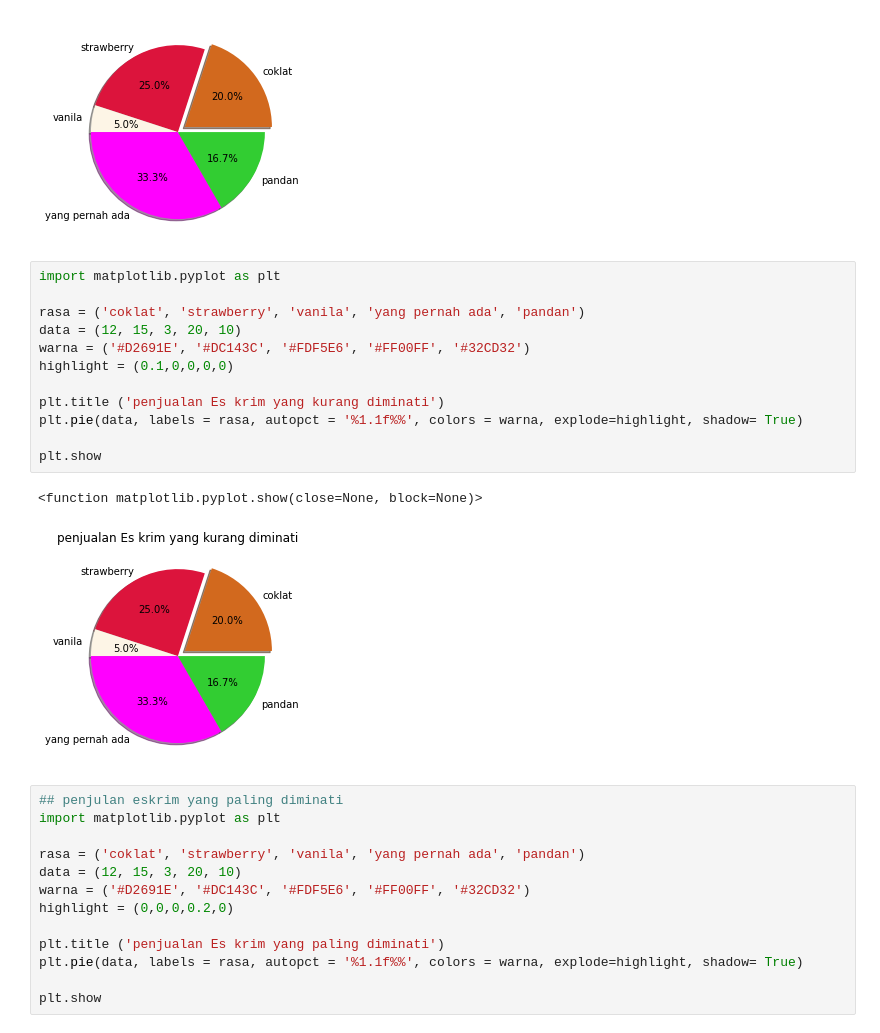
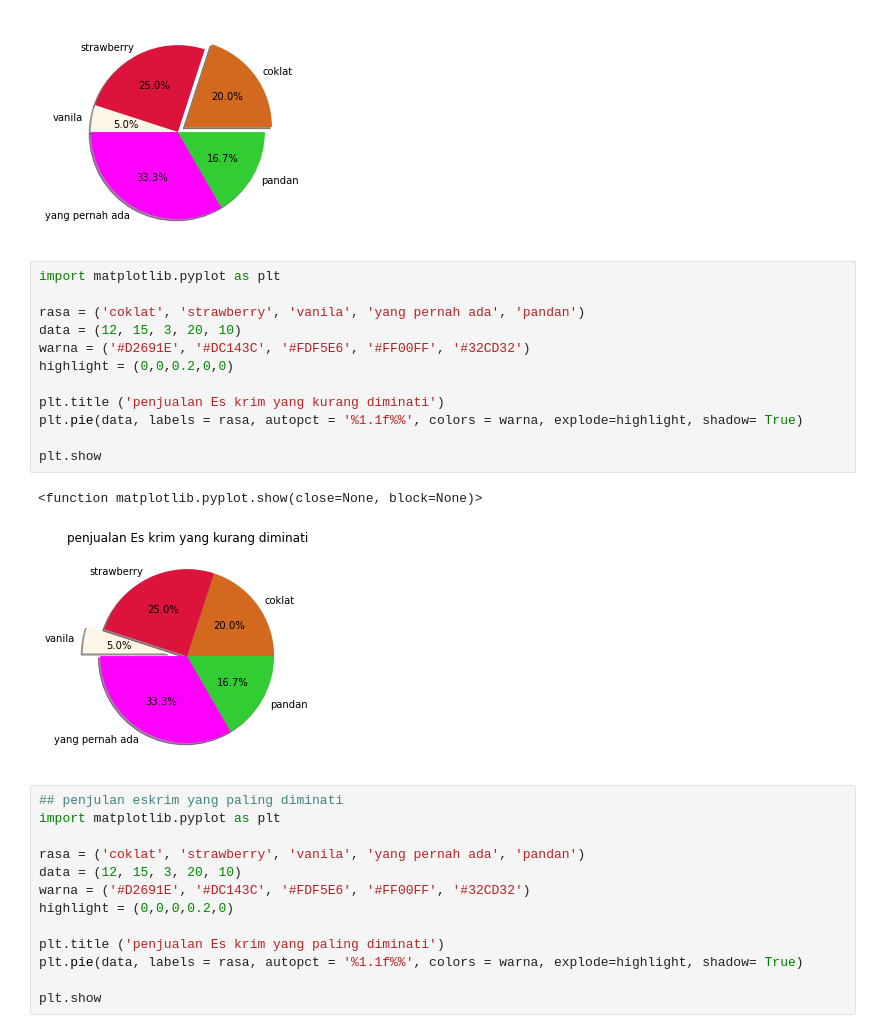
Before and after one commit to daavidwicaksono/Met_Dat_Science, a Jupyter notebook: pertemuan 6/DU-Visualisasi.ipynb, the cells around one changed output. Drawn from its saved outputs; the diff is of its cells as text.

```diff
--- a/pertemuan 6/DU-Visualisasi.ipynb
+++ b/pertemuan 6/DU-Visualisasi.ipynb
@@ -67,18 +67,18 @@ plt.show
 # %%
 import matplotlib.pyplot as plt
 
 rasa = ('coklat', 'strawberry', 'vanila', 'yang pernah ada', 'pandan')
 data = (12, 15, 3, 20, 10)
 warna = ('#D2691E', '#DC143C', '#FDF5E6', '#FF00FF', '#32CD32')
-highlight = (0.1,0,0,0,0)
+highlight = (0,0,0.2,0,0)
 
 plt.title ('penjualan Es krim yang kurang diminati')
 plt.pie(data, labels = rasa, autopct = '%1.1f%%', colors = warna, explode=highlight, shadow= True)
 
 plt.show
 # %% [output]
 <function matplotlib.pyplot.show(close=None, block=None)>
-[figure, old version]
+[figure, new version]
 # %%
 ## penjulan eskrim yang paling diminati
 import matplotlib.pyplot as plt
```
Also changed, not shown: 1 other file.
